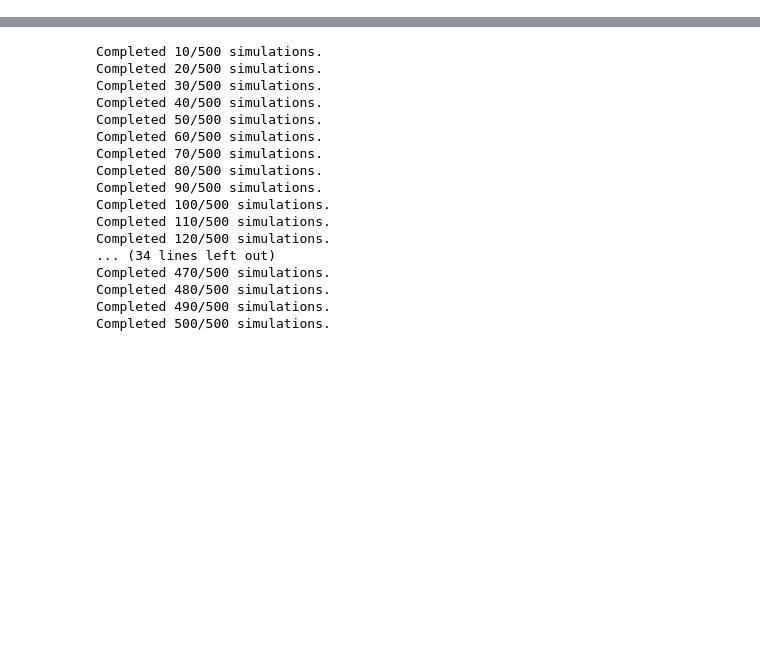
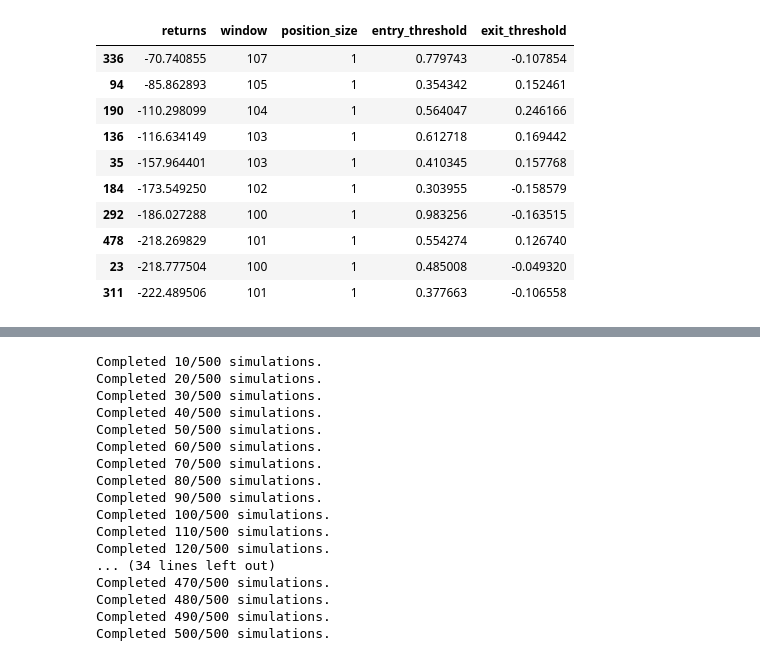
Before and after one commit to Tsharkowill/bol_trading_bot, a Jupyter notebook: analysis/normalized_slope_simulation.ipynb, the cells around one changed output, grey strips where cells are left out. Drawn from its saved outputs; the diff is of its cells as text; code cells hidden in the pictures; blank space fills up the shorter version.

```diff
--- a/analysis/normalized_slope_simulation.ipynb
+++ b/analysis/normalized_slope_simulation.ipynb
@@ -738,3 +750,17 @@ sorted_df.head(10)
+# %%
+sorted_df.tail(10)
+# %% [output]
+|  | returns | window | position_size | entry_threshold | exit_threshold |
+| 336 | -70.740855 | 107 | 1 | 0.779743 | -0.107854 |
+| 94 | -85.862893 | 105 | 1 | 0.354342 | 0.152461 |
+| 190 | -110.298099 | 104 | 1 | 0.564047 | 0.246166 |
+| 136 | -116.634149 | 103 | 1 | 0.612718 | 0.169442 |
+| 35 | -157.964401 | 103 | 1 | 0.410345 | 0.157768 |
+| 184 | -173.549250 | 102 | 1 | 0.303955 | -0.158579 |
+| 292 | -186.027288 | 100 | 1 | 0.983256 | -0.163515 |
+| 478 | -218.269829 | 101 | 1 | 0.554274 | 0.126740 |
+| 23 | -218.777504 | 100 | 1 | 0.485008 | -0.049320 |
+| 311 | -222.489506 | 101 | 1 | 0.377663 | -0.106558 |
 # %%
 # Load the simulation results
 with open('initial_normalized_slope_simulation_results.json', 'r') as f:
```
Also changed, not shown: parts of 6 cells of this notebook, 4 other files.
